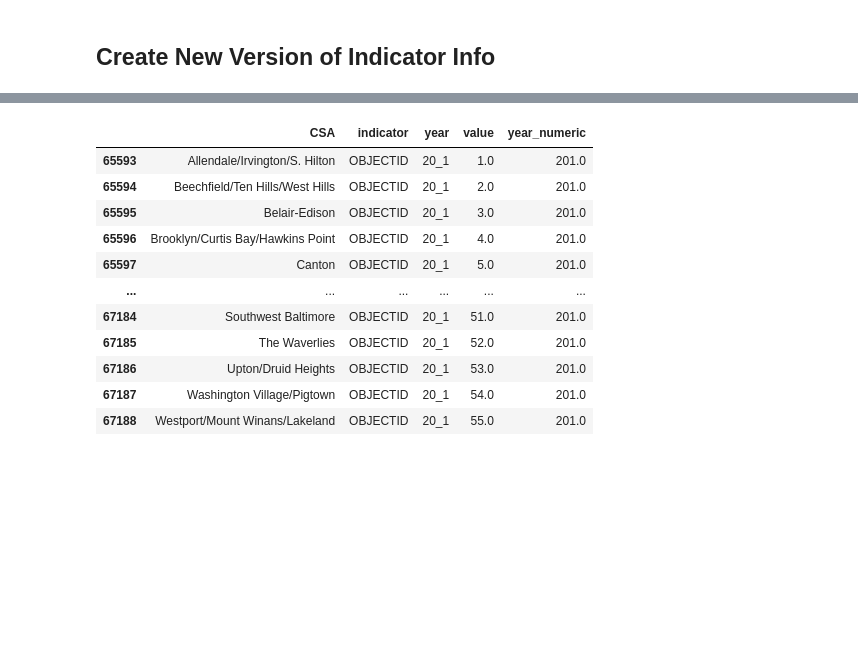
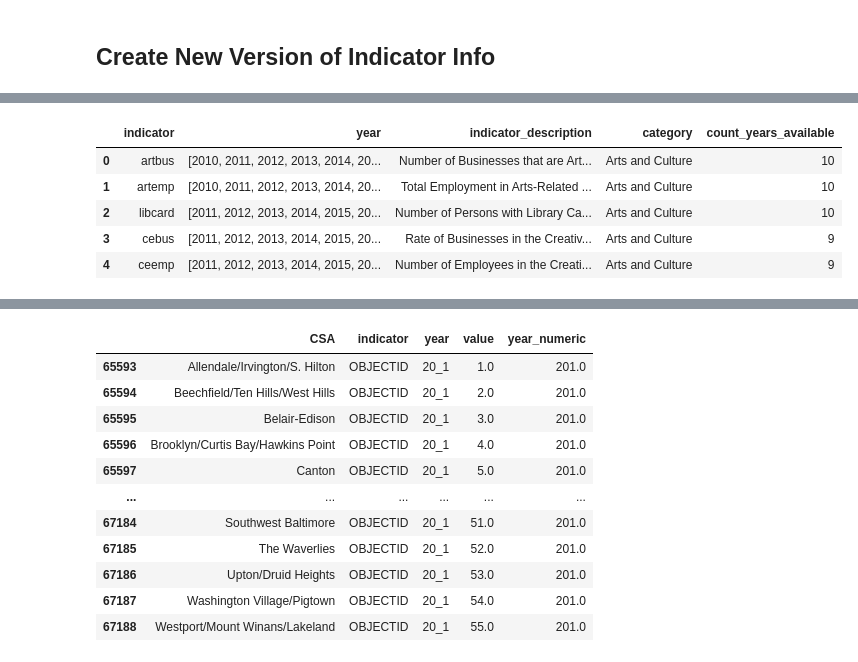
Before and after one commit to ejf78/cdc_vitalsigns, a Jupyter notebook: Vital_Signs_Data_Supplement.ipynb, the cells around one changed output, grey strips where cells are left out. Cells and saved outputs as stored; diff of their text form; code cells hidden in the pictures; blank space fills up the shorter version.

```diff
--- a/Vital_Signs_Data_Supplement.ipynb
+++ b/Vital_Signs_Data_Supplement.ipynb
@@ -408,0 +421,15 @@ info
+# %%
+# add a description and category
+api_df_subset = api_df.rename(columns = {"Indicator":"indicator_description","Section":"category"})[["indicator_description","indicator","category"]]
+info = info.merge(api_df_subset, how = "left")
+# add count of years avalable
+info["count_years_available"] = [len(yrs) for yrs in info.year]
+info = info.sort_values(["category", "count_years_available"], ascending = [True, False])
+info.head()
+# %% [output]
+|  | indicator | year | indicator_description | category | count_years_available |
+| 0 | artbus | [2010, 2011, 2012, 2013, 2014, 20... | Number of Businesses that are Art... | Arts and Culture | 10 |
+| 1 | artemp | [2010, 2011, 2012, 2013, 2014, 20... | Total Employment in Arts-Related ... | Arts and Culture | 10 |
+| 2 | libcard | [2011, 2012, 2013, 2014, 2015, 20... | Number of Persons with Library Ca... | Arts and Culture | 10 |
+| 3 | cebus | [2011, 2012, 2013, 2014, 2015, 20... | Rate of Businesses in the Creativ... | Arts and Culture | 9 |
+| 4 | ceemp | [2011, 2012, 2013, 2014, 2015, 20... | Number of Employees in the Creati... | Arts and Culture | 9 |
```
Also changed, not shown: parts of 16 cells of this notebook.
